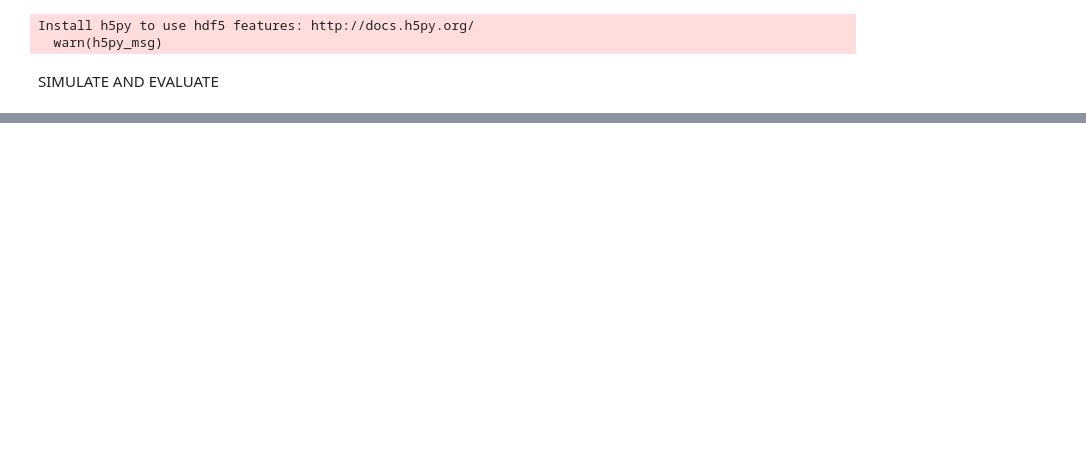
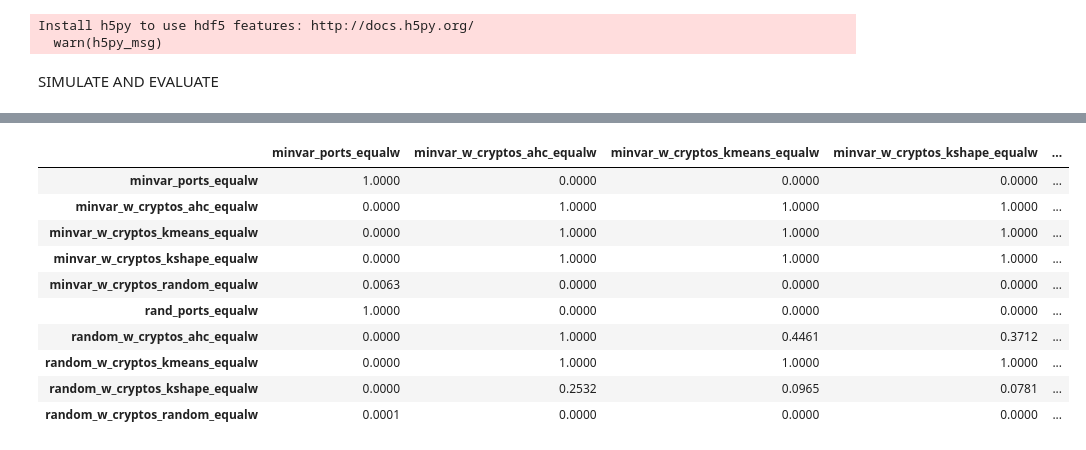
Before and after one commit to KirillKovalchuk02/thesis_clustering, a Jupyter notebook: simulation.ipynb, the cells around one changed output, grey strips where cells are left out. Saved outputs shown, nothing was run; the diff lists cells and outputs as text; code cells hidden in the pictures; blank space fills up the shorter version.

```diff
--- a/simulation.ipynb
+++ b/simulation.ipynb
@@ -101,3 +395,5 @@ dtype: float64
 # %%
-kruskal_anova_test(subset_statistics_results_dfs, metrics='all', test='kruskal')
+for time_period in  [126]:#, 189, 252]:
+    print(f'\nFor Time Period of {time_period}:')
+    print(kruskal_anova_test(subset_statistics_results_dfs[time_period], metrics='all', test='kruskal'))
 # %% [output]
@@ -113,3 +402,5 @@ kruskal_anova_test(subset_statistics_results_dfs, metrics='all', test='kruskal')
 # %%
-x = dunn_bonferroni(subset_statistics_results_dfs, metrics='all')
-x['mean_cumulative_return']
+all_dunn_results = dict()
+for time_period in [126]:#, 189, 252]:
+    dunn_bonferroni_test_results = dunn_bonferroni(subset_statistics_results_dfs[time_period], metrics='all')
+    all_dunn_results[time_period] = dunn_bonferroni_test_results
@@ -134,0 +407,14 @@ x['mean_cumulative_return']
+# %%
+all_dunn_results[126]['annualised_return']
+# %% [output]
+|  | minvar_ports_equalw | minvar_w_cryptos_ahc_equalw | minvar_w_cryptos_kmeans_equalw | minvar_w_cryptos_kshape_equalw | ... |
+| minvar_ports_equalw | 1.0000 | 0.0000 | 0.0000 | 0.0000 | ... |
+| minvar_w_cryptos_ahc_equalw | 0.0000 | 1.0000 | 1.0000 | 1.0000 | ... |
+| minvar_w_cryptos_kmeans_equalw | 0.0000 | 1.0000 | 1.0000 | 1.0000 | ... |
+| minvar_w_cryptos_kshape_equalw | 0.0000 | 1.0000 | 1.0000 | 1.0000 | ... |
+| minvar_w_cryptos_random_equalw | 0.0063 | 0.0000 | 0.0000 | 0.0000 | ... |
+| rand_ports_equalw | 1.0000 | 0.0000 | 0.0000 | 0.0000 | ... |
+| random_w_cryptos_ahc_equalw | 0.0000 | 1.0000 | 0.4461 | 0.3712 | ... |
+| random_w_cryptos_kmeans_equalw | 0.0000 | 1.0000 | 1.0000 | 1.0000 | ... |
+| random_w_cryptos_kshape_equalw | 0.0000 | 0.2532 | 0.0965 | 0.0781 | ... |
+| random_w_cryptos_random_equalw | 0.0001 | 0.0000 | 0.0000 | 0.0000 | ... |
```
Also changed, not shown: parts of 19 cells of this notebook, 23 other files.
